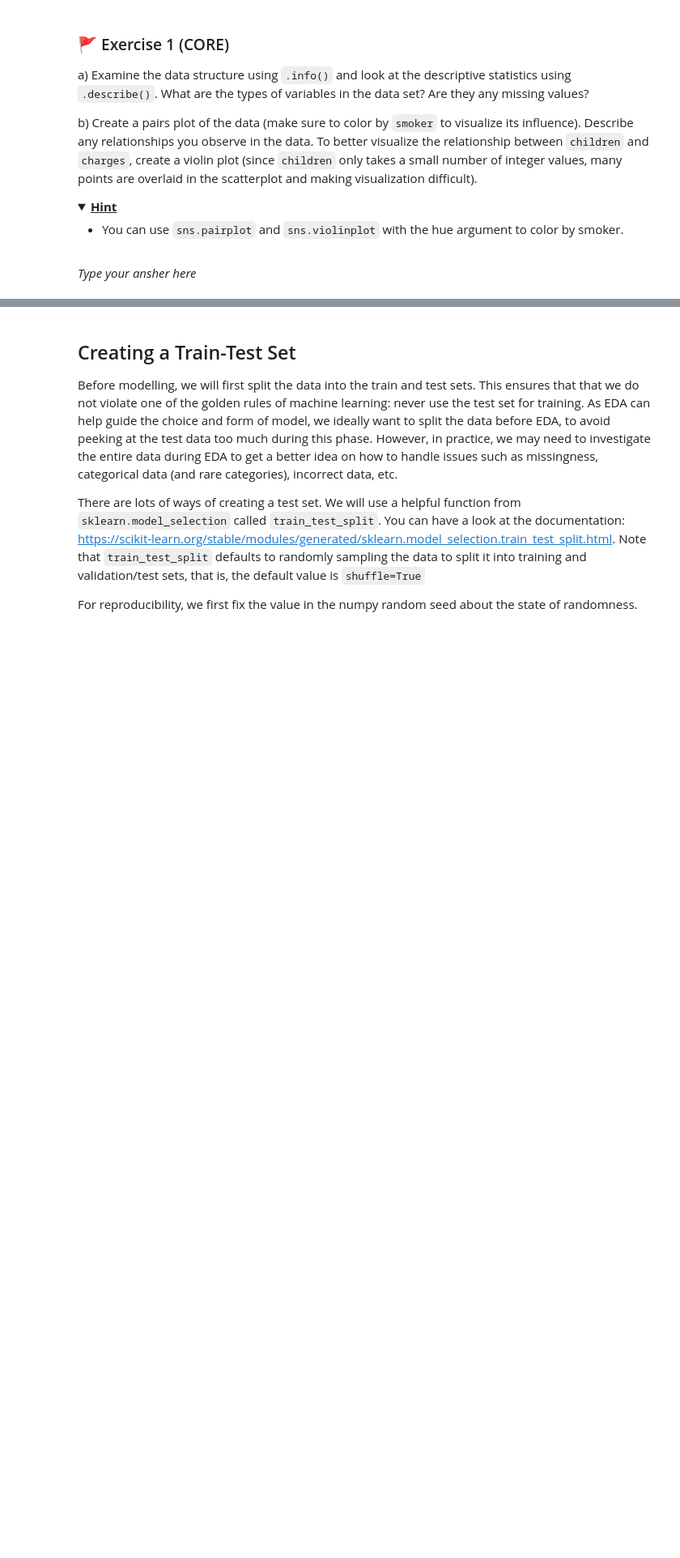
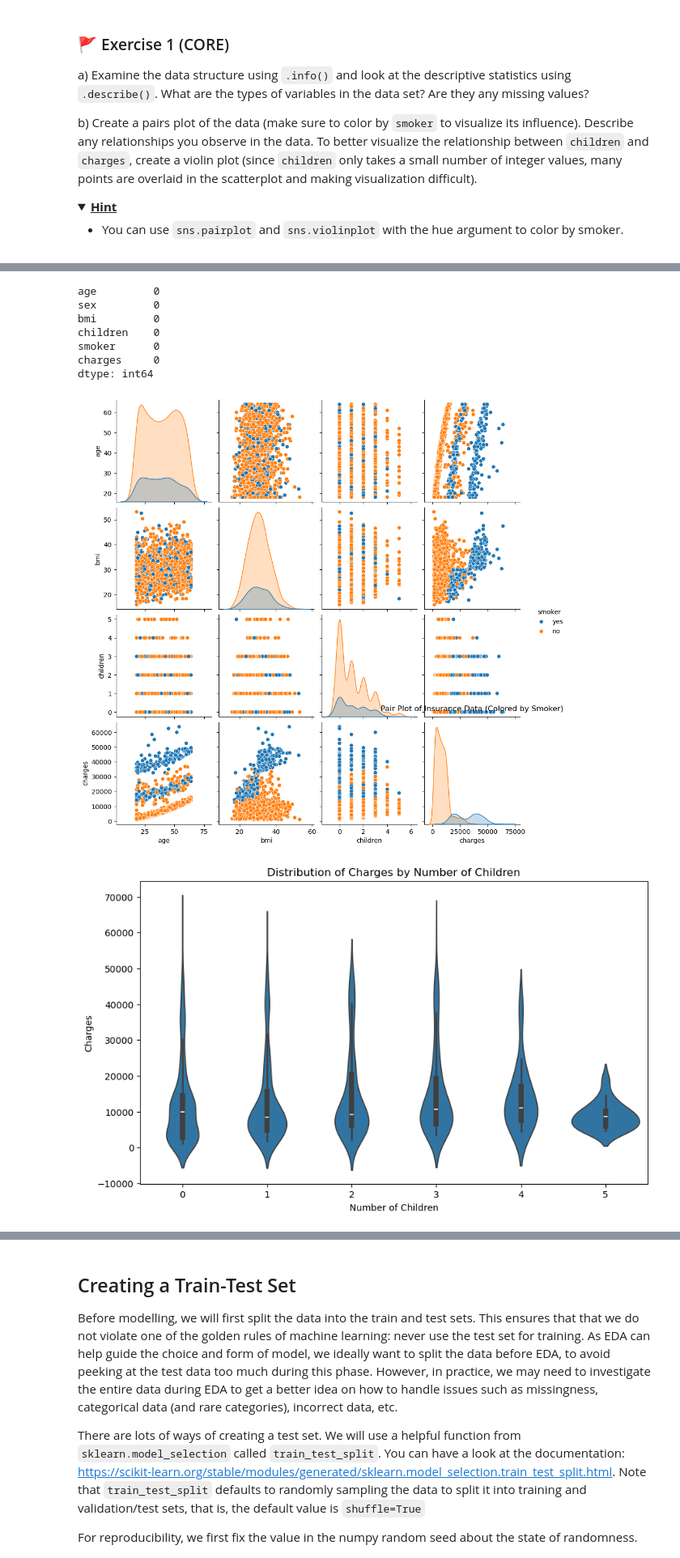
Before and after one commit to zici021129/MLP_2026_week04, a Jupyter notebook: mlp_week04.ipynb, the cells around one changed output, grey strips where cells are left out. Shown at 81% size. Saved outputs shown, nothing was run; the diff lists cells and outputs as text; code cells hidden in the pictures; folded sections open; blank space fills up the shorter version.

```diff
--- a/mlp_week04.ipynb
+++ b/mlp_week04.ipynb
@@ -176,2 +181,24 @@ b) Create a pairs plot of the data (make sure to color by `smoker` to visualize
-# %% [markdown]
-_Type your ansher here_
+# %%
+# Code for your answer here!
+# Part (a)
+# Examine data structure and descriptive statistics
+df_insurance.info()
+display(df_insurance.describe())
+
+# Check for missing values explicitly
+print(df_insurance.isnull().sum())
+
+# Part (b)
+# Pair plot colored by 'smoker'
+sns.pairplot(df_insurance, hue='smoker')
+plt.title("Pair Plot of Insurance Data (Colored by Smoker)")
+plt.show()
+
+# Violin plot for 'children' vs 'charges'
+plt.figure(figsize=(10, 6))
+sns.violinplot(x='children', y='charges', data=df_insurance)
+plt.title("Distribution of Charges by Number of Children")
+plt.xlabel("Number of Children")
+plt.ylabel("Charges")
+plt.show()
+# %% [output]
@@ -177,0 +227,9 @@ _Type your ansher here_
+age         0
+sex         0
+bmi         0
+children    0
+smoker      0
+charges     0
+dtype: int64
+[figure, added]
+[figure, added]
```
Also changed, not shown: parts of 27 cells of this notebook.
